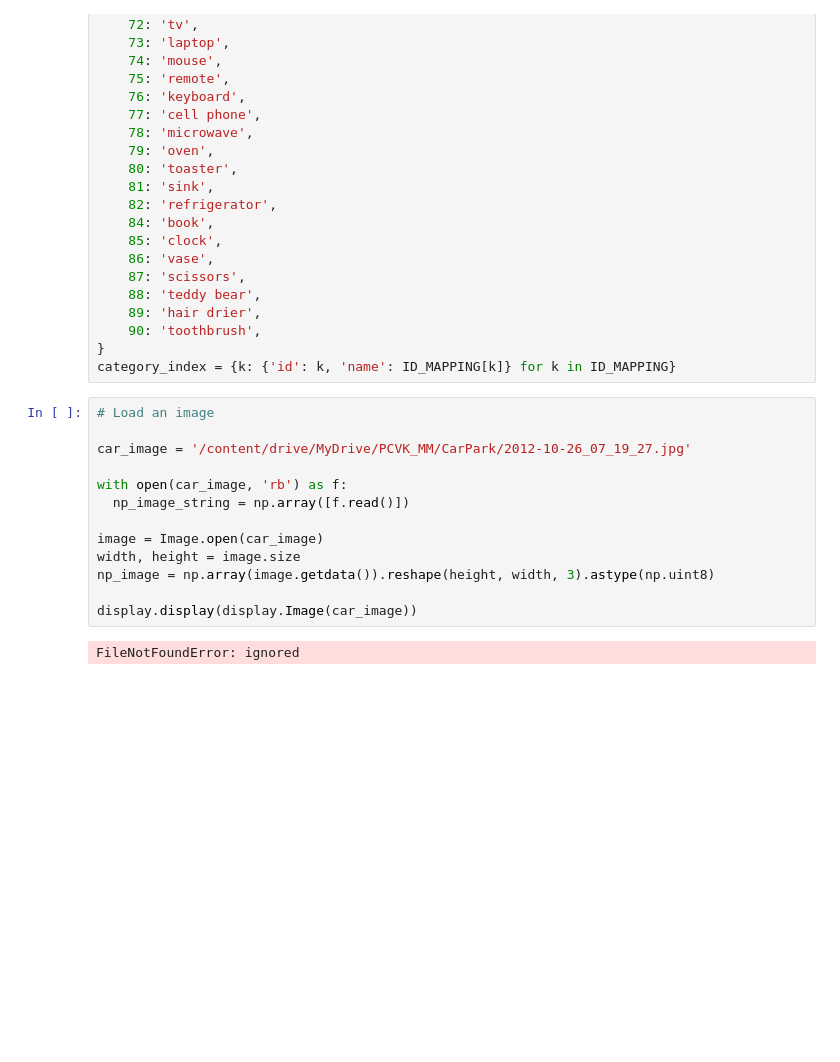
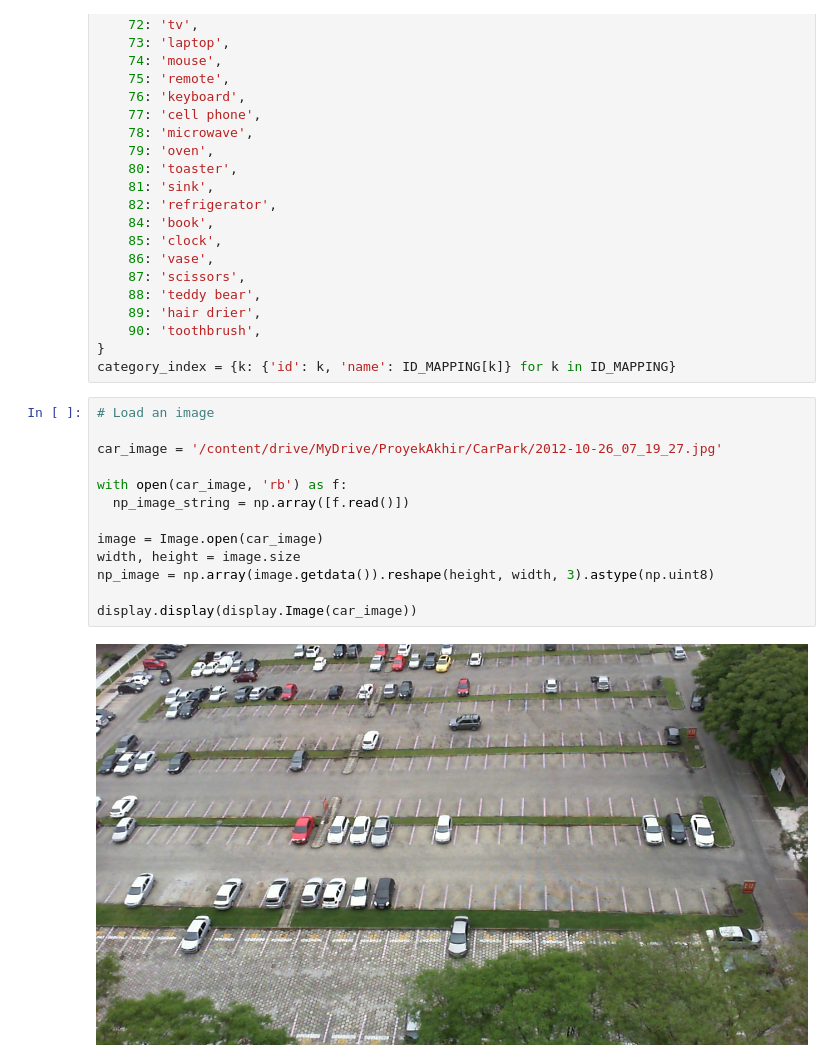
Before and after one commit to muhammadakbarazmi/PCVK_Genap_2022, a Jupyter notebook: ProyekAkhirPCVK.ipynb, the cells around one changed output. Saved outputs shown, nothing was run; the diff lists cells and outputs as text; blank space fills up the shorter version.

```diff
--- a/ProyekAkhirPCVK.ipynb
+++ b/ProyekAkhirPCVK.ipynb
@@ -136,15 +136,15 @@ category_index = {k: {'id': k, 'name': ID_MAPPING[k]} for k in ID_MAPPING}
 # %%
 # Load an image
 
-car_image = '/content/drive/MyDrive/PCVK_MM/CarPark/2012-10-26_07_19_27.jpg'
+car_image = '/content/drive/MyDrive/ProyekAkhir/CarPark/2012-10-26_07_19_27.jpg'
 
 with open(car_image, 'rb') as f:
   np_image_string = np.array([f.read()])
 
 image = Image.open(car_image)
 width, height = image.size
 np_image = np.array(image.getdata()).reshape(height, width, 3).astype(np.uint8)
 
 display.display(display.Image(car_image))
 # %% [output]
-FileNotFoundError: ignored
+[figure, added]
```
Also changed, not shown: parts of 2 cells of this notebook.
